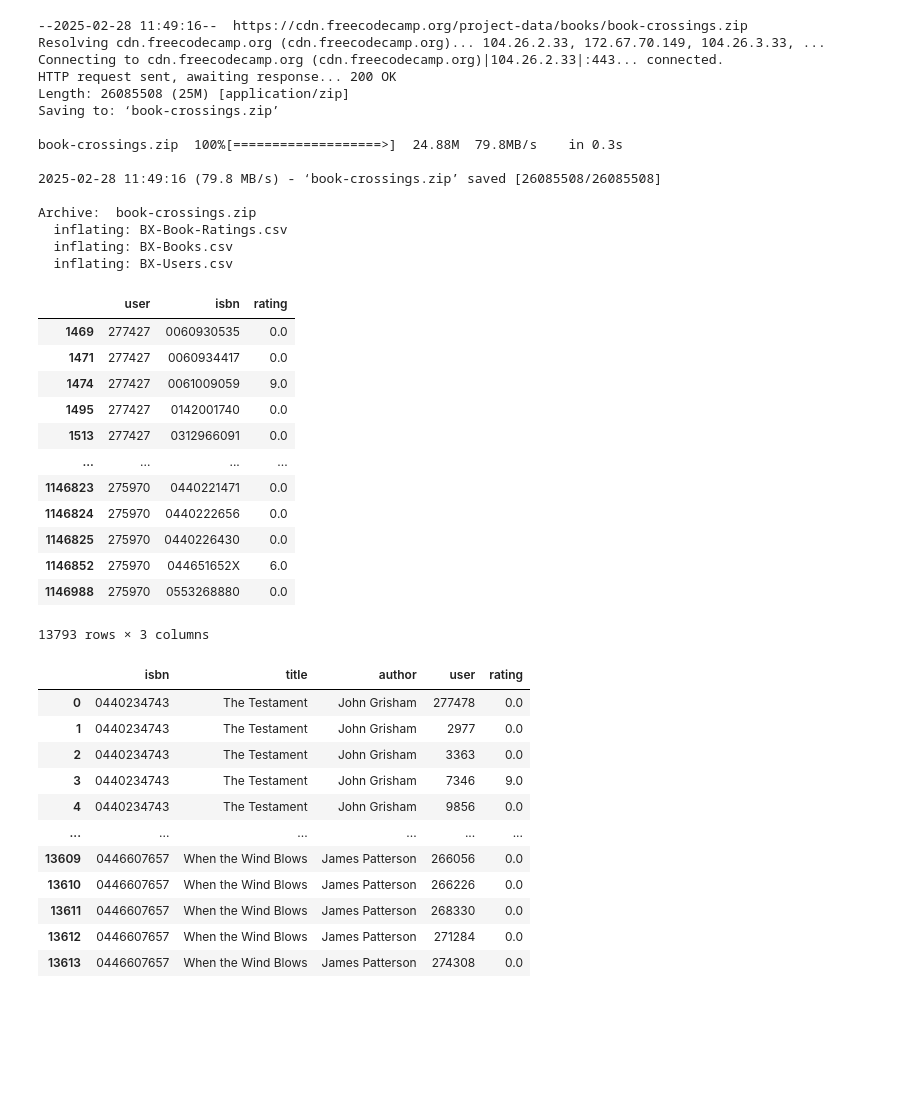
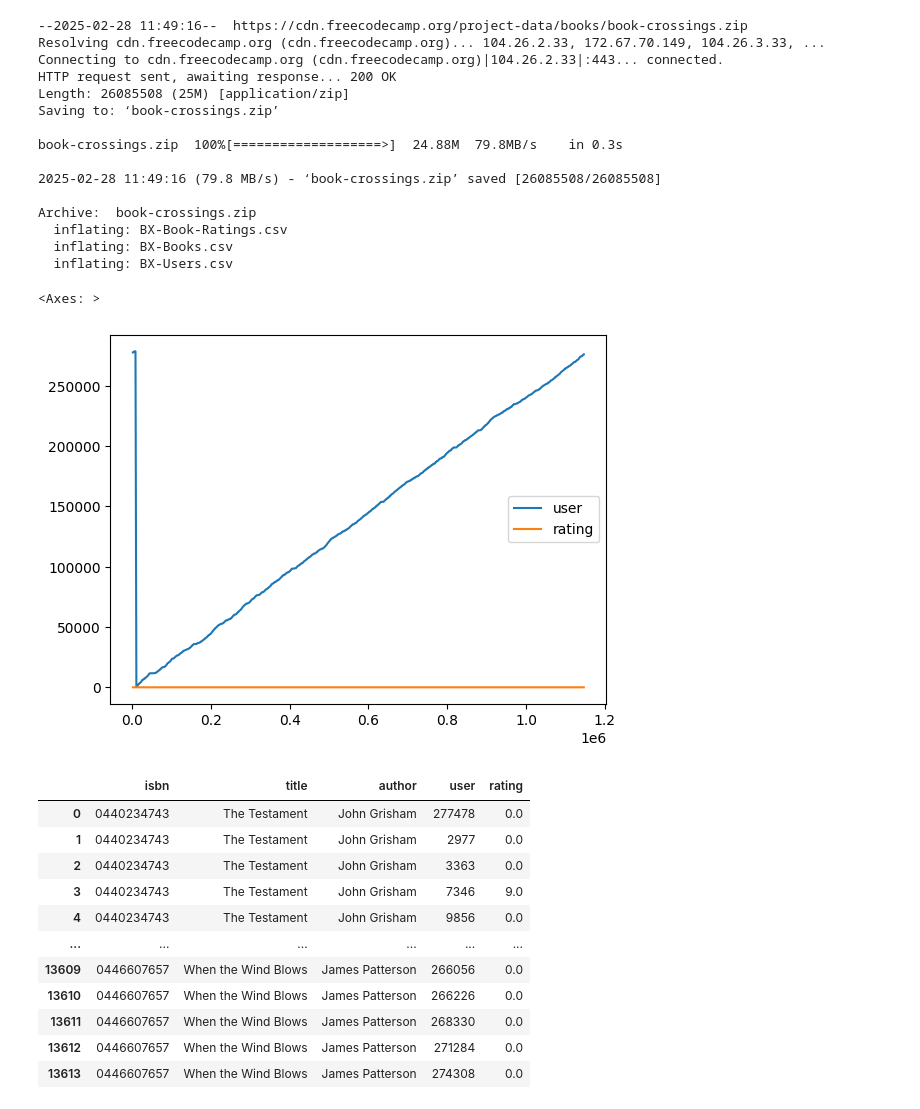
Before and after one commit to gbss91/book_recommendation, a Jupyter notebook: fcc_book_recommendation_knn.ipynb, the cells around one changed output. Drawn from its saved outputs; the diff is of its cells as text; code cells hidden in the pictures; blank space fills up the shorter version.

```diff
--- a/fcc_book_recommendation_knn.ipynb
+++ b/fcc_book_recommendation_knn.ipynb
@@ -52,19 +52,8 @@ df_ratings = pd.read_csv(
 # %%
 # Clean data - remove users whith less than 200 ratings and books with less than 100
 df_filtered_ratings = df_ratings[df_ratings.groupby('user')['rating'].transform('count') >= 200]
 df_filtered_ratings = df_filtered_ratings[df_filtered_ratings.groupby('isbn')['rating'].transform('count') >= 100]
-df_filtered_ratings
+df_filtered_ratings.plot()
 # %% [output]
-|  | user | isbn | rating |
-| 1469 | 277427 | 0060930535 | 0.0 |
-| 1471 | 277427 | 0060934417 | 0.0 |
-| 1474 | 277427 | 0061009059 | 9.0 |
-| 1495 | 277427 | 0142001740 | 0.0 |
-| 1513 | 277427 | 0312966091 | 0.0 |
-| ... | ... | ... | ... |
-| 1146823 | 275970 | 0440221471 | 0.0 |
-| 1146824 | 275970 | 0440222656 | 0.0 |
-| 1146825 | 275970 | 0440226430 | 0.0 |
-| 1146852 | 275970 | 044651652X | 6.0 |
-| 1146988 | 275970 | 0553268880 | 0.0 |
-13793 rows × 3 columns
+<Axes: >
+[figure, added]
```
Also changed, not shown: parts of 4 cells of this notebook.
